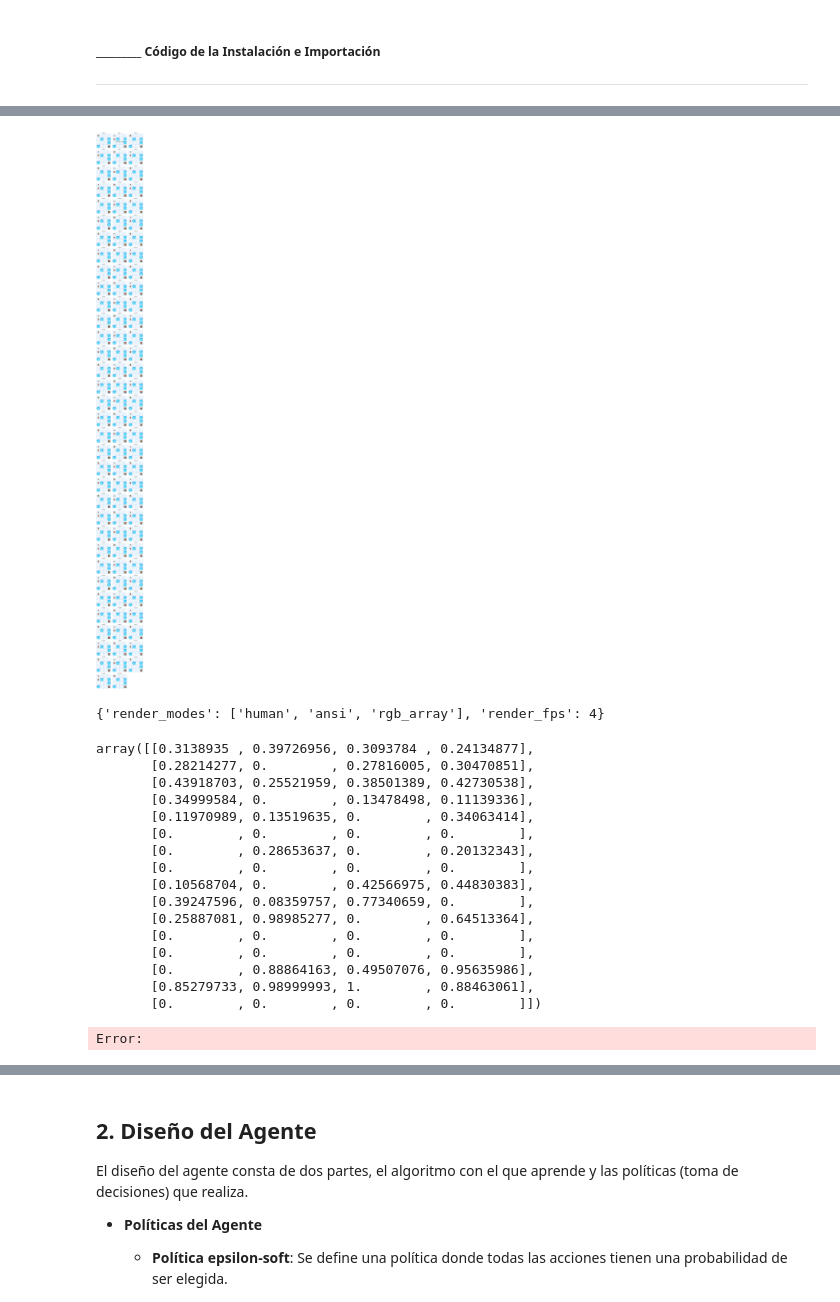
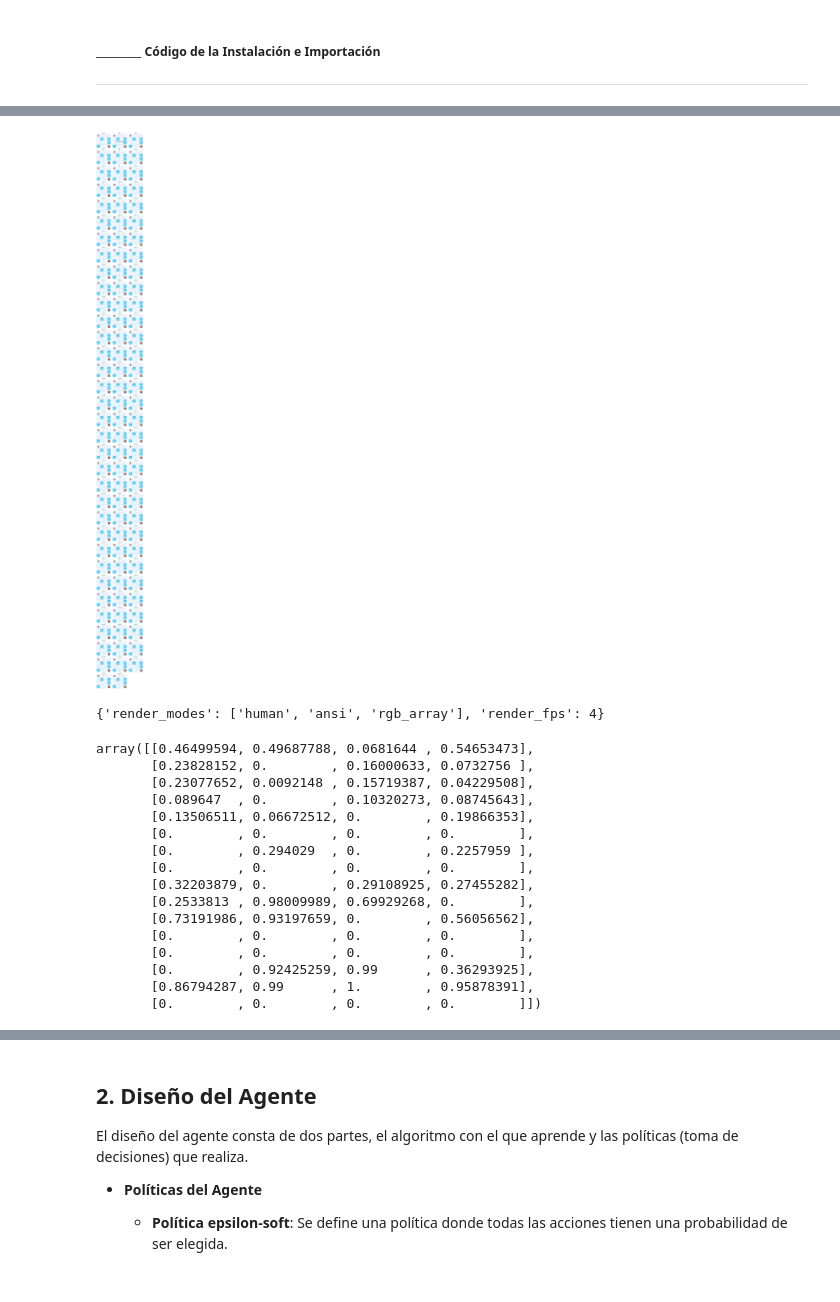
Before and after one commit to pedrojosefernandez1/RL_FCPSSL, a Jupyter notebook: Estudio_1.ipynb, the cells around one changed output, grey strips where cells are left out. Drawn from its saved outputs; the diff is of its cells as text; code cells hidden in the pictures.

```diff
--- a/Estudio_1.ipynb
+++ b/Estudio_1.ipynb
@@ -86,7 +68,7 @@ env2 = gym.make('FrozenLake-v1', is_slippery=False, map_name="4x4", render_mode=
 #agent = MonteCarloEpsilonSoftAgent(env, epsilon=0.4, decay_rate=1)
 agent = SarsaEpsilonGreedyAgent(env, epsilon=1, gamma=0.99, alpha=0.7, epsilon_decay=0.995, min_epsilon=0.2)
 
-agent.train(n_episodes, render_interval=5000, video_path='videos')
+agent.train(n_episodes, render_interval=5000, video_path='videos', alternate_decay=True)
 
 stats = agent.stats()
 
@@ -113,4 +95,4 @@ render_episode(agent.pi_star()[1], env)
-[figure, old version]
+[figure, new version]
 # %%
 env.metadata
 # %% [output]
@@ -118,21 +100,20 @@ env.metadata
 # %%
 stats['Q-table']
 # %% [output]
-array([[0.3138935 , 0.39726956, 0.3093784 , 0.24134877],
-       [0.28214277, 0.        , 0.27816005, 0.30470851],
-       [0.43918703, 0.25521959, 0.38501389, 0.42730538],
-       [0.34999584, 0.        , 0.13478498, 0.11139336],
-       [0.11970989, 0.13519635, 0.        , 0.34063414],
+array([[0.46499594, 0.49687788, 0.0681644 , 0.54653473],
+       [0.23828152, 0.        , 0.16000633, 0.0732756 ],
+       [0.23077652, 0.0092148 , 0.15719387, 0.04229508],
+       [0.089647  , 0.        , 0.10320273, 0.08745643],
+       [0.13506511, 0.06672512, 0.        , 0.19866353],
        [0.        , 0.        , 0.        , 0.        ],
-       [0.        , 0.28653637, 0.        , 0.20132343],
+       [0.        , 0.294029  , 0.        , 0.2257959 ],
        [0.        , 0.        , 0.        , 0.        ],
-       [0.10568704, 0.        , 0.42566975, 0.44830383],
-       [0.39247596, 0.08359757, 0.77340659, 0.        ],
-       [0.25887081, 0.98985277, 0.        , 0.64513364],
+       [0.32203879, 0.        , 0.29108925, 0.27455282],
+       [0.2533813 , 0.98009989, 0.69929268, 0.        ],
+       [0.73191986, 0.93197659, 0.        , 0.56056562],
        [0.        , 0.        , 0.        , 0.        ],
        [0.        , 0.        , 0.        , 0.        ],
-       [0.        , 0.88864163, 0.49507076, 0.95635986],
-       [0.85279733, 0.98999993, 1.        , 0.88463061],
+       [0.        , 0.92425259, 0.99      , 0.36293925],
+       [0.86794287, 0.99      , 1.        , 0.95878391],
        [0.        , 0.        , 0.        , 0.        ]])
-Error:
 # %%
```
Also changed, not shown: parts of 16 cells of this notebook, 2 other files.
